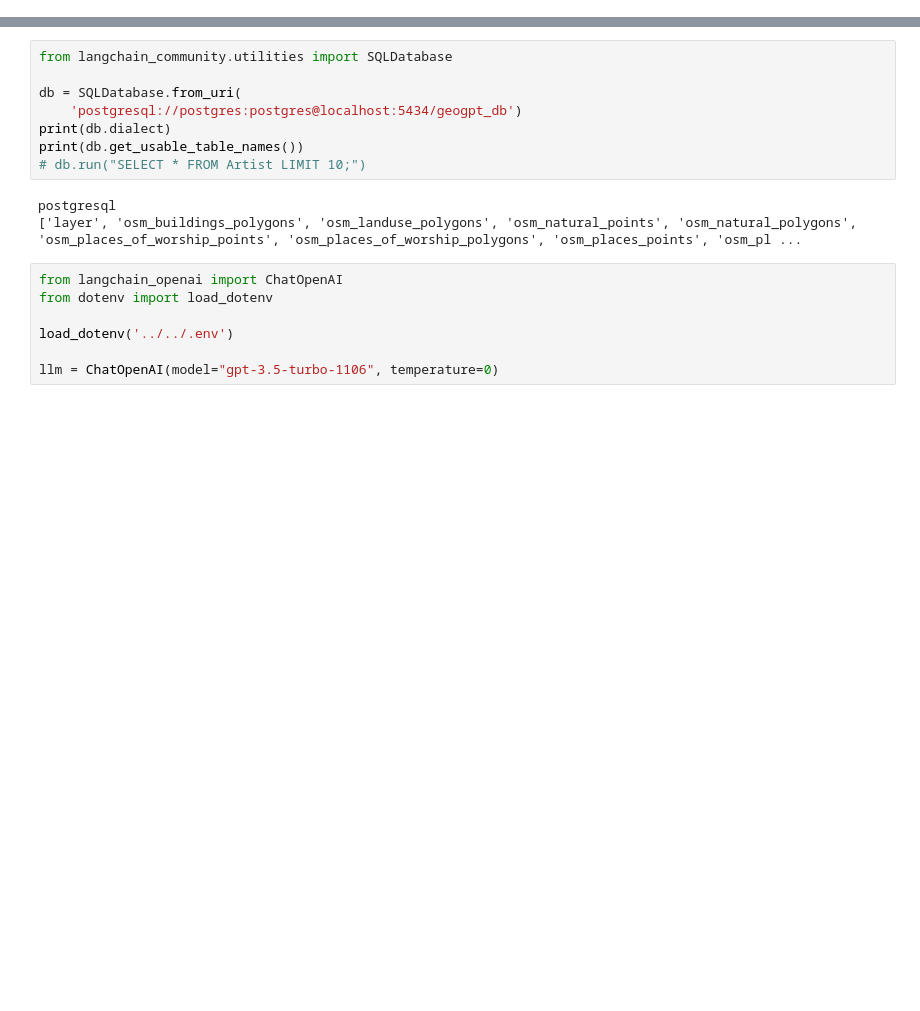
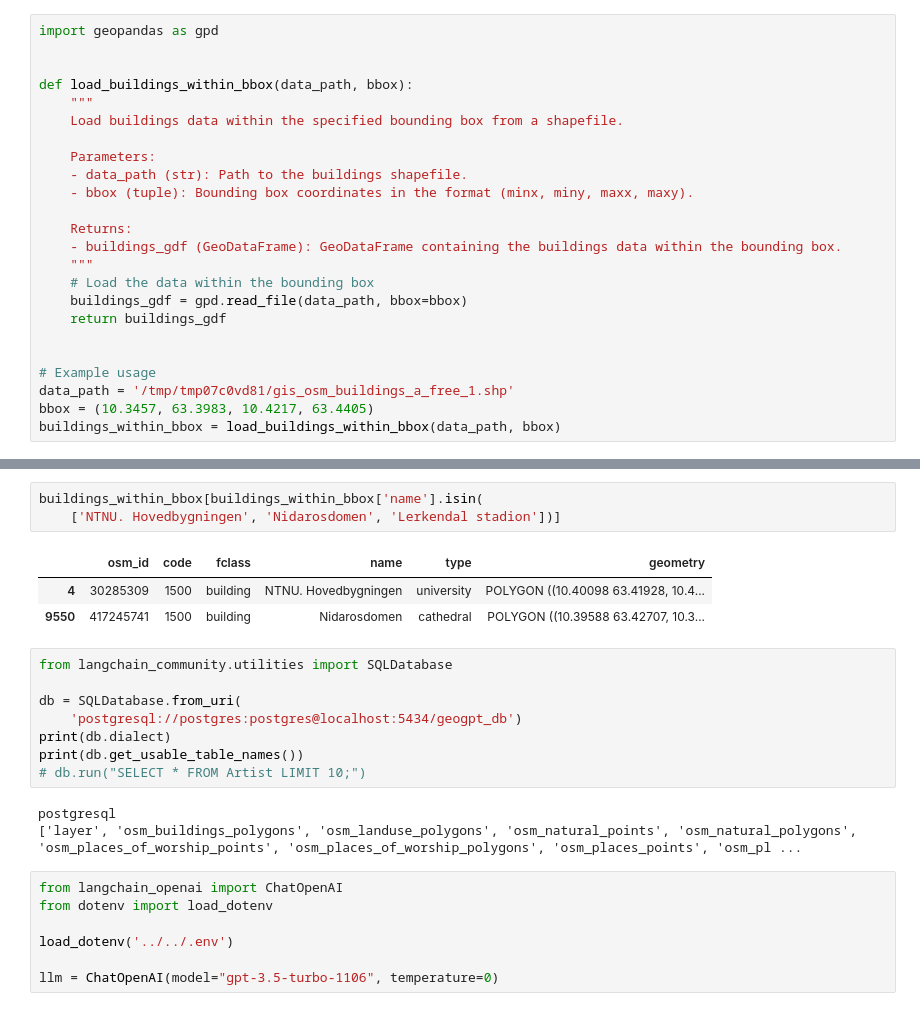
Before and after one commit to oskarhlm/masters-thesis, a Jupyter notebook: src/langchain/testing/high_cardinality.ipynb, the cells around one changed output, grey strips where cells are left out. Cells and saved outputs as stored; diff of their text form; blank space fills up the shorter version.

```diff
--- a/src/langchain/testing/high_cardinality.ipynb
+++ b/src/langchain/testing/high_cardinality.ipynb
@@ -0,0 +1,24 @@
+# %%
+import geopandas as gpd
+
+
+def load_buildings_within_bbox(data_path, bbox):
+    """
+    Load buildings data within the specified bounding box from a shapefile.
+
+    Parameters:
+    - data_path (str): Path to the buildings shapefile.
+    - bbox (tuple): Bounding box coordinates in the format (minx, miny, maxx, maxy).
+
+    Returns:
+    - buildings_gdf (GeoDataFrame): GeoDataFrame containing the buildings data within the bounding box.
+    """
+    # Load the data within the bounding box
+    buildings_gdf = gpd.read_file(data_path, bbox=bbox)
+    return buildings_gdf
+
+
+# Example usage
+data_path = '/tmp/tmp07c0vd81/gis_osm_buildings_a_free_1.shp'
+bbox = (10.3457, 63.3983, 10.4217, 63.4405)
+buildings_within_bbox = load_buildings_within_bbox(data_path, bbox)
@@ -1,3 +32,10 @@
+# %%
+buildings_within_bbox[buildings_within_bbox['name'].isin(
+    ['NTNU. Hovedbygningen', 'Nidarosdomen', 'Lerkendal stadion'])]
+# %% [output]
+|  | osm_id | code | fclass | name | type | geometry |
+| 4 | 30285309 | 1500 | building | NTNU. Hovedbygningen | university | POLYGON ((10.40098 63.41928, 10.4... |
+| 9550 | 417245741 | 1500 | building | Nidarosdomen | cathedral | POLYGON ((10.39588 63.42707, 10.3... |
 # %%
 from langchain_community.utilities import SQLDatabase
 
```
Also changed, not shown: parts of 3 cells of this notebook, 31 other files.
